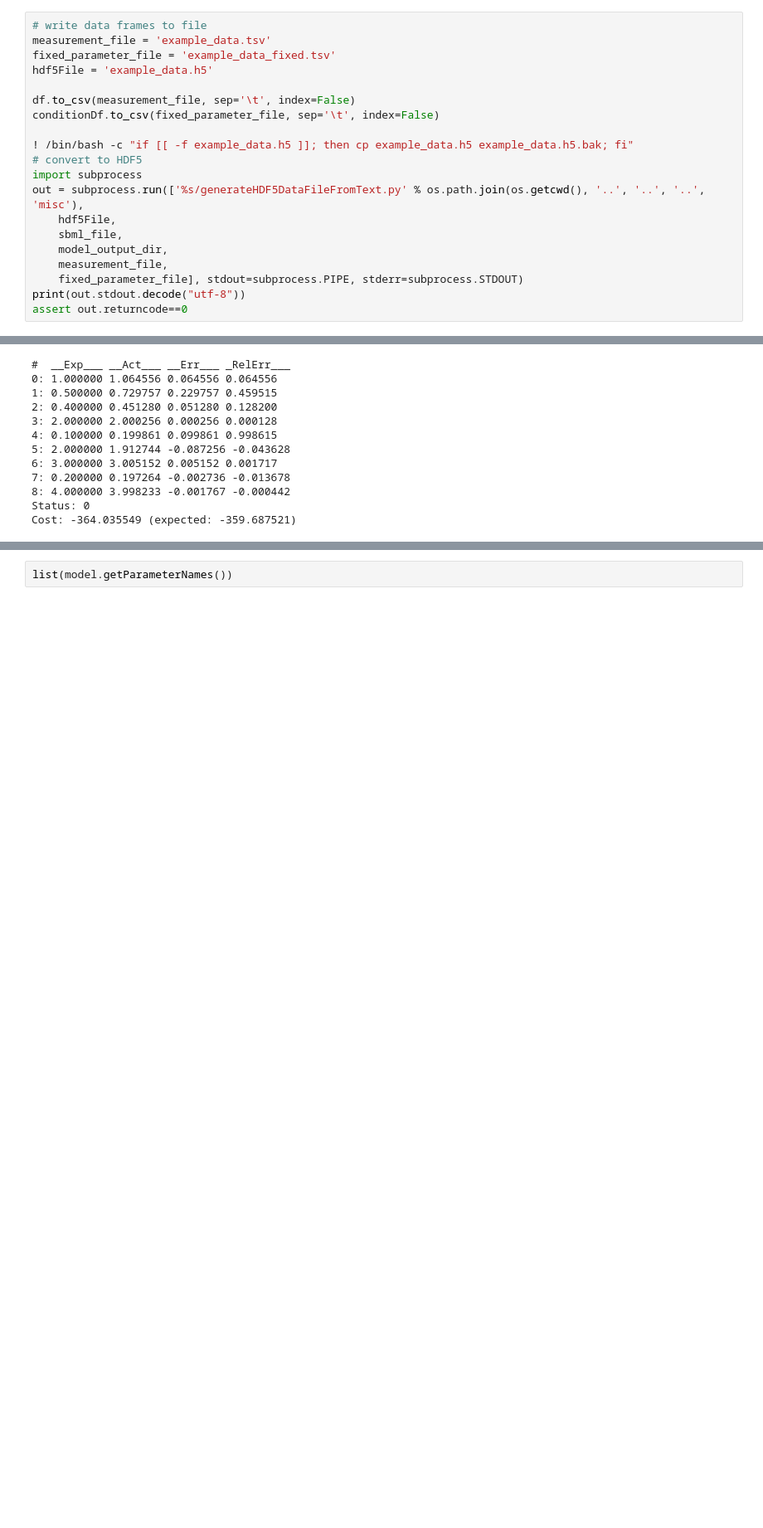
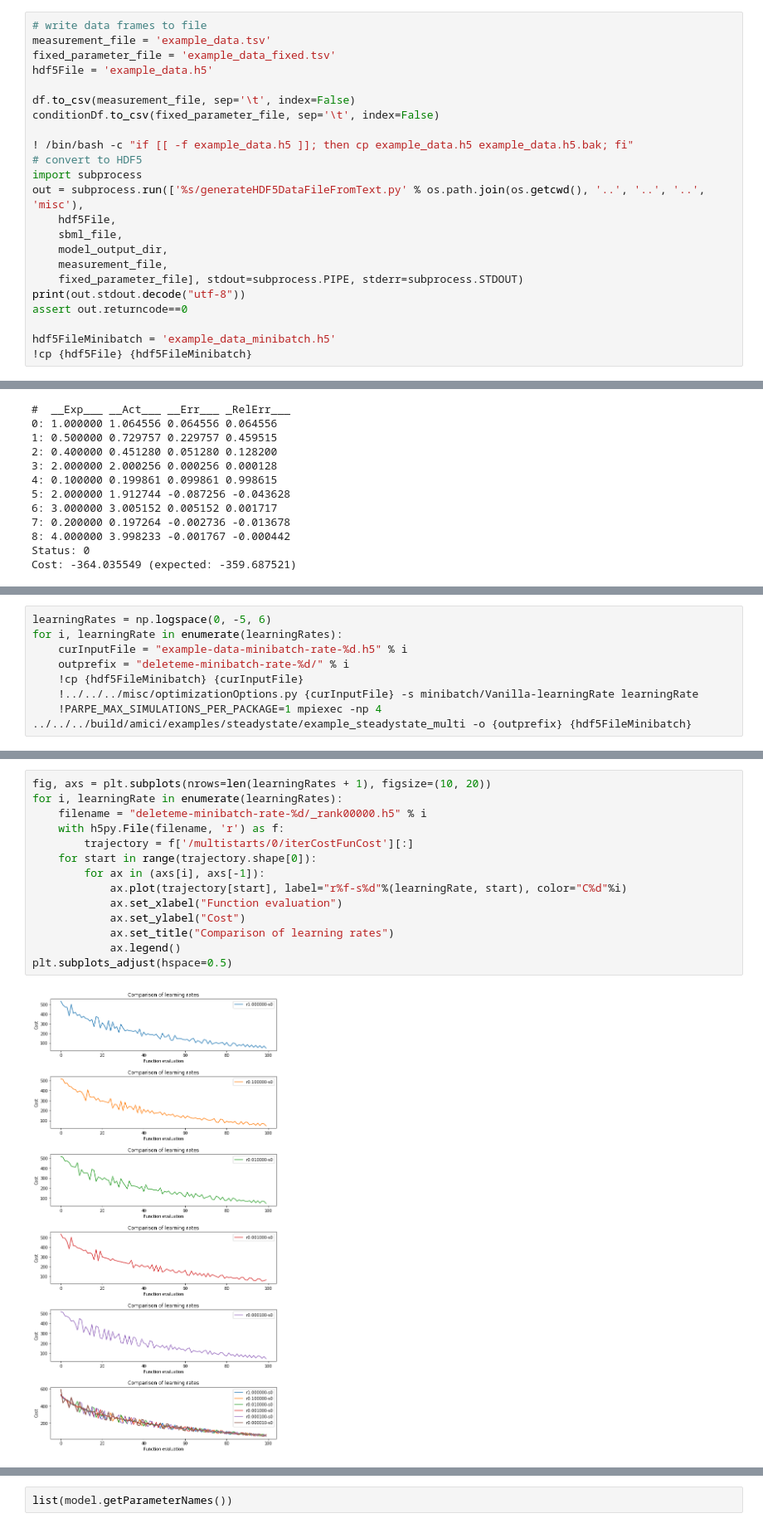
Before and after one commit to ICB-DCM/parPE, a Jupyter notebook: amici/examples/steadystate/parpeExampleSteadystate.ipynb, the cells around one changed output, grey strips where cells are left out. Shown at 83% size. Cells and saved outputs as stored; diff of their text form; blank space fills up the shorter version.

Commit message:
Add mini-batch optimizer example for steadystate problem

```diff
--- a/amici/examples/steadystate/parpeExampleSteadystate.ipynb
+++ b/amici/examples/steadystate/parpeExampleSteadystate.ipynb
@@ -344,6 +348,9 @@ out = subprocess.run(['%s/generateHDF5DataFileFromText.py' % os.path.join(os.get
     fixed_parameter_file], stdout=subprocess.PIPE, stderr=subprocess.STDOUT)
 print(out.stdout.decode("utf-8"))
 assert out.returncode==0
+
+hdf5FileMinibatch = 'example_data_minibatch.h5'
+!cp {hdf5File} {hdf5FileMinibatch}
 # %% [output]
 Measurements shape (480, 7)
 Changing t = Inf to t = 1e8.
@@ -956,0 +1034,8 @@ Cost: -364.035549 (expected: -359.687521)
+# %%
+learningRates = np.logspace(0, -5, 6)
+for i, learningRate in enumerate(learningRates):
+    curInputFile = "example-data-minibatch-rate-%d.h5" % i
+    outprefix = "deleteme-minibatch-rate-%d/" % i
+    !cp {hdf5FileMinibatch} {curInputFile}
+    !../../../misc/optimizationOptions.py {curInputFile} -s minibatch/Vanilla-learningRate learningRate
+    !PARPE_MAX_SIMULATIONS_PER_PACKAGE=1 mpiexec -np 4 ../../../build/amici/examples/steadystate/example_steadystate_multi -o {outprefix} {hdf5FileMinibatch}
@@ -956,0 +1060,16 @@ Cost: -364.035549 (expected: -359.687521)
+# %%
+fig, axs = plt.subplots(nrows=len(learningRates + 1), figsize=(10, 20))
+for i, learningRate in enumerate(learningRates):
+    filename = "deleteme-minibatch-rate-%d/_rank00000.h5" % i
+    with h5py.File(filename, 'r') as f:
+        trajectory = f['/multistarts/0/iterCostFunCost'][:]
+    for start in range(trajectory.shape[0]):
+        for ax in (axs[i], axs[-1]):
+            ax.plot(trajectory[start], label="r%f-s%d"%(learningRate, start), color="C%d"%i)
+            ax.set_xlabel("Function evaluation")
+            ax.set_ylabel("Cost")
+            ax.set_title("Comparison of learning rates")
+            ax.legend()
+plt.subplots_adjust(hspace=0.5)
+# %% [output]
+[figure, added]
```
Also changed, not shown: parts of 13 cells of this notebook.
